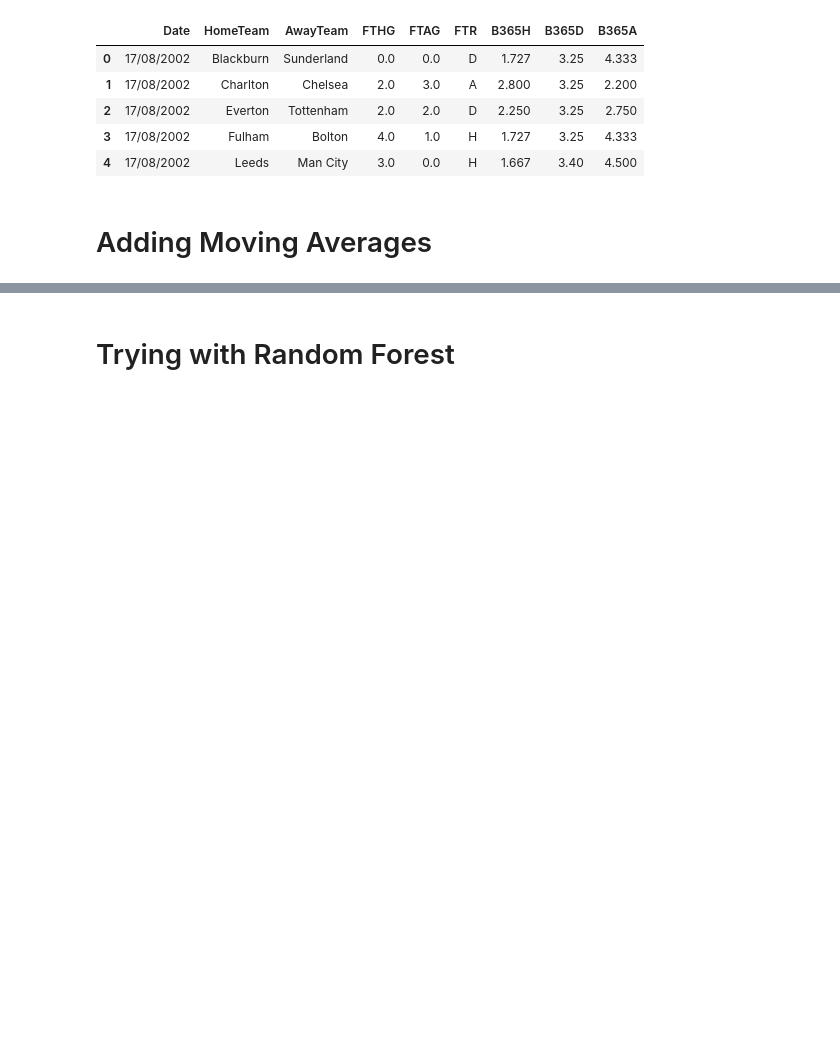
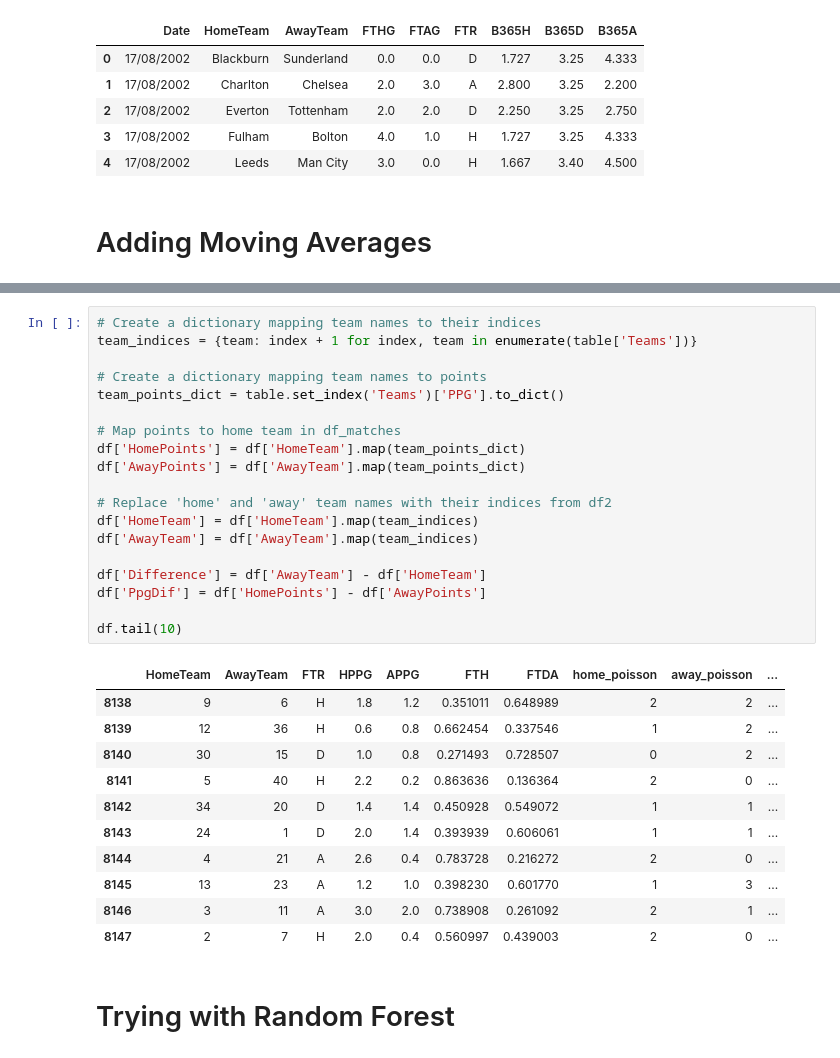
Before and after one commit to musayevf/football_prediction_model, a Jupyter notebook: football_prediction_model.ipynb, the cells around one changed output, grey strips where cells are left out. Drawn from its saved outputs; the diff is of its cells as text; blank space fills up the shorter version.

```diff
--- a/football_prediction_model.ipynb
+++ b/football_prediction_model.ipynb
@@ -112,3 +181,34 @@ df[df['HomeTeam'] == 'Everton'].head(7)
+# %%
+# Create a dictionary mapping team names to their indices
+team_indices = {team: index + 1 for index, team in enumerate(table['Teams'])}
+
+# Create a dictionary mapping team names to points
+team_points_dict = table.set_index('Teams')['PPG'].to_dict()
+
+# Map points to home team in df_matches
+df['HomePoints'] = df['HomeTeam'].map(team_points_dict)
+df['AwayPoints'] = df['AwayTeam'].map(team_points_dict)
+
+# Replace 'home' and 'away' team names with their indices from df2
+df['HomeTeam'] = df['HomeTeam'].map(team_indices)
+df['AwayTeam'] = df['AwayTeam'].map(team_indices)
+
+df['Difference'] = df['AwayTeam'] - df['HomeTeam']
+df['PpgDif'] = df['HomePoints'] - df['AwayPoints']
+
+df.tail(10)
+# %% [output]
+|  | HomeTeam | AwayTeam | FTR | HPPG | APPG | FTH | FTDA | home_poisson | away_poisson | ... |
+| 8138 | 9 | 6 | H | 1.8 | 1.2 | 0.351011 | 0.648989 | 2 | 2 | ... |
+| 8139 | 12 | 36 | H | 0.6 | 0.8 | 0.662454 | 0.337546 | 1 | 2 | ... |
+| 8140 | 30 | 15 | D | 1.0 | 0.8 | 0.271493 | 0.728507 | 0 | 2 | ... |
+| 8141 | 5 | 40 | H | 2.2 | 0.2 | 0.863636 | 0.136364 | 2 | 0 | ... |
+| 8142 | 34 | 20 | D | 1.4 | 1.4 | 0.450928 | 0.549072 | 1 | 1 | ... |
+| 8143 | 24 | 1 | D | 2.0 | 1.4 | 0.393939 | 0.606061 | 1 | 1 | ... |
+| 8144 | 4 | 21 | A | 2.6 | 0.4 | 0.783728 | 0.216272 | 2 | 0 | ... |
+| 8145 | 13 | 23 | A | 1.2 | 1.0 | 0.398230 | 0.601770 | 1 | 3 | ... |
+| 8146 | 3 | 11 | A | 3.0 | 2.0 | 0.738908 | 0.261092 | 2 | 1 | ... |
+| 8147 | 2 | 7 | H | 2.0 | 0.4 | 0.560997 | 0.439003 | 2 | 0 | ... |
 # %% [markdown]
 # Trying with Random Forest
 # %%
```
Also changed, not shown: parts of 11 cells of this notebook, 2 other files.
